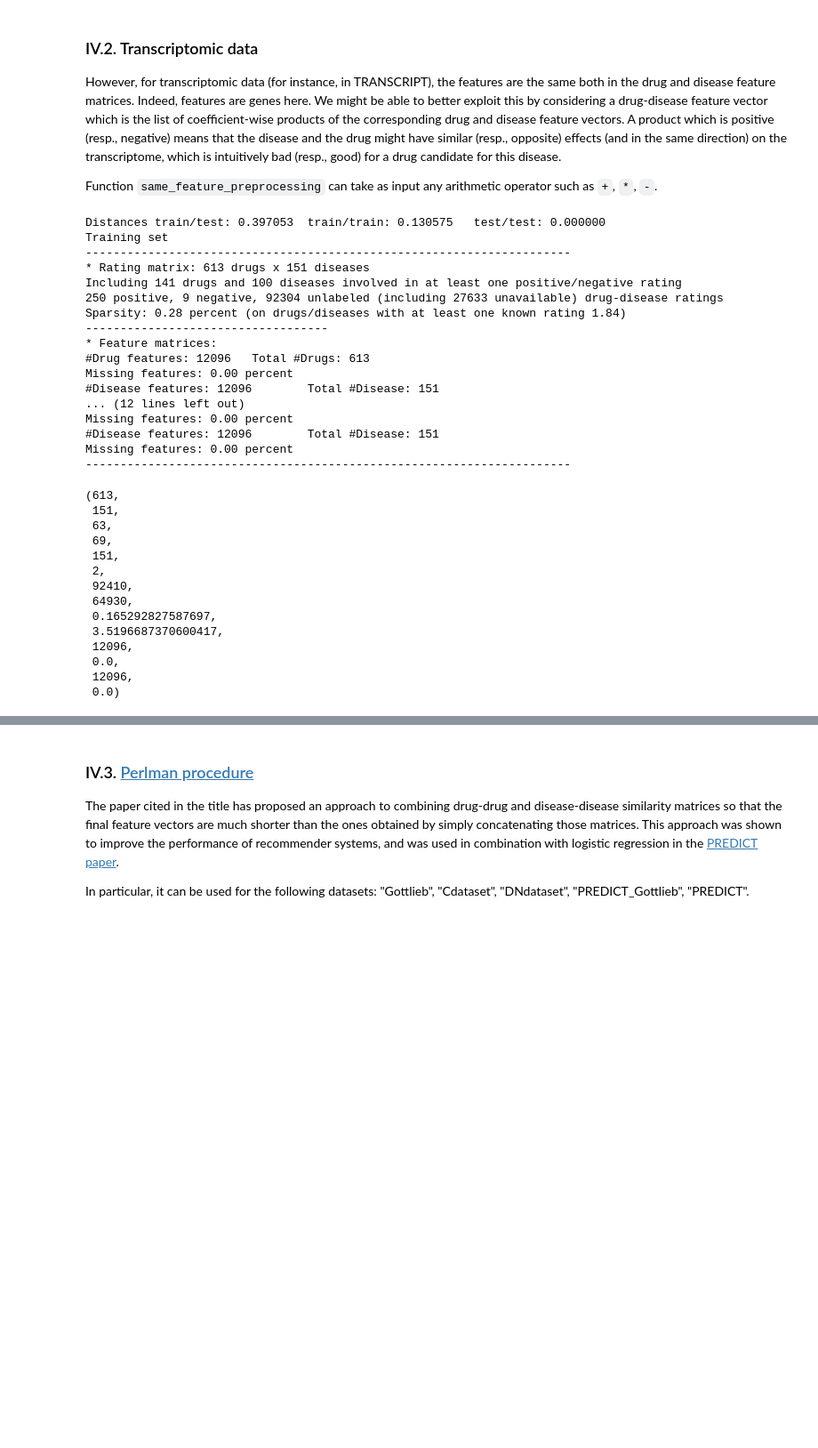
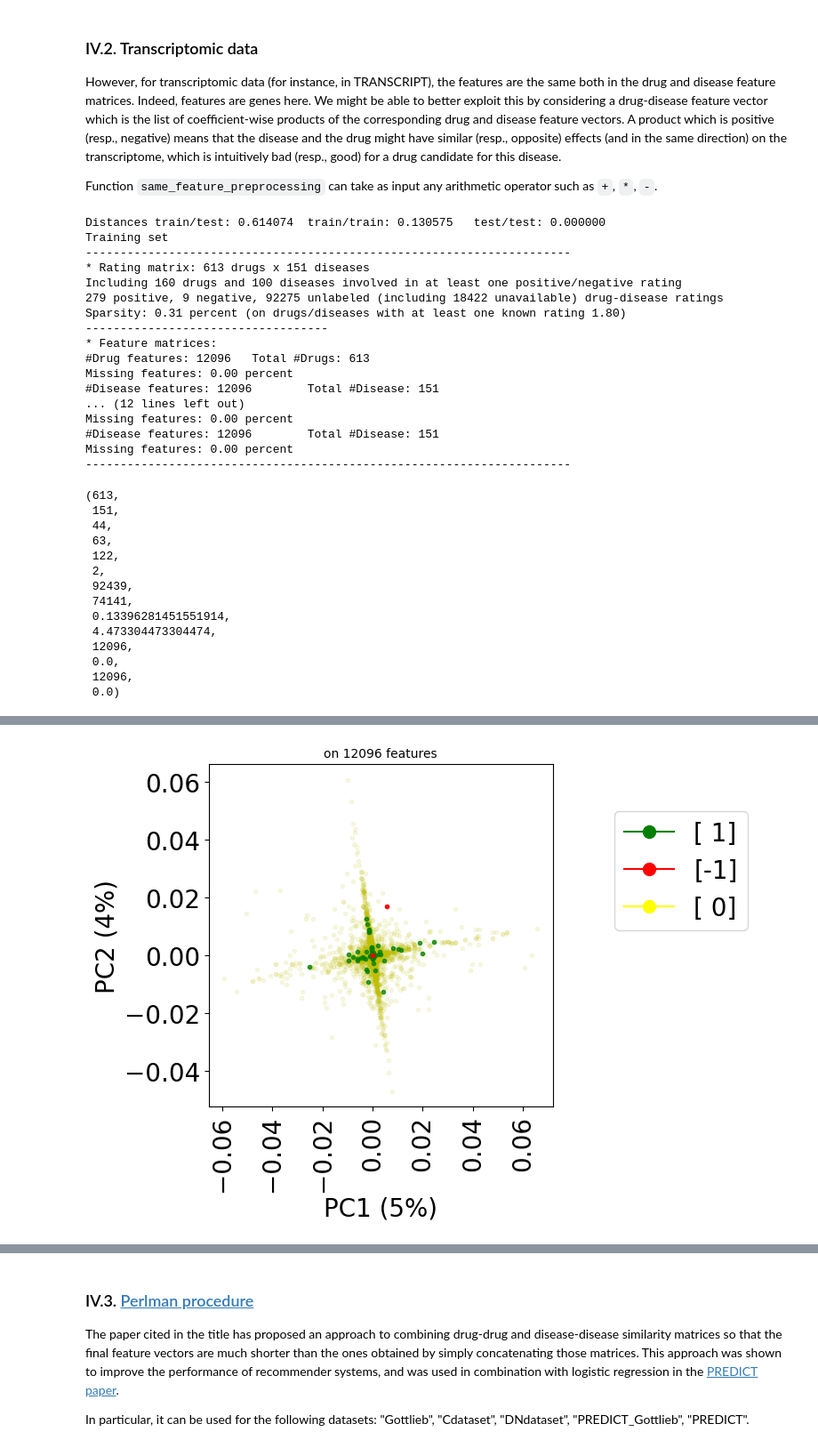
Before and after one commit to RECeSS-EU-Project/stanscofi, a Jupyter notebook: docs/Introduction to stanscofi.ipynb, the cells around one changed output, grey strips where cells are left out. Shown at 89% size. Drawn from its saved outputs; the diff is of its cells as text; code cells hidden in the pictures; blank space fills up the shorter version.

```diff
--- a/docs/Introduction to stanscofi.ipynb
+++ b/docs/Introduction to stanscofi.ipynb
@@ -677,7 +681,7 @@ data_di.update({"name": dataset_name, "same_item_user_features": True})
 dataset = stanscofi.datasets.Dataset(**data_di)
 
 metric = "cosine"
-test_size = 0.3
+test_size = 0.2
 
 ## Generates training and testing datasets
 (train_folds, test_folds), dists = stanscofi.training_testing.weakly_correlated_split(dataset, test_size,
@@ -693,13 +697,13 @@ train_dataset.summary()
 print("Testing set")
 test_dataset.summary()
 # %% [output]
-Distances train/test: 0.397053  train/train: 0.130575   test/test: 0.000000
+Distances train/test: 0.614074  train/train: 0.130575   test/test: 0.000000
 Training set
 ----------------------------------------------------------------------
 * Rating matrix: 613 drugs x 151 diseases
-Including 141 drugs and 100 diseases involved in at least one positive/negative rating
-250 positive, 9 negative, 92304 unlabeled (including 27633 unavailable) drug-disease ratings
-Sparsity: 0.28 percent (on drugs/diseases with at least one known rating 1.84)
+Including 160 drugs and 100 diseases involved in at least one positive/negative rating
+279 positive, 9 negative, 92275 unlabeled (including 18422 unavailable) drug-disease ratings
+Sparsity: 0.31 percent (on drugs/diseases with at least one known rating 1.80)
 -----------------------------------
 * Feature matrices:
 #Drug features: 12096   Total #Drugs: 613
@@ -712,14 +716,14 @@ Missing features: 0.00 percent
 ----------------------------------------------------------------------
 (613,
  151,
+ 44,
  63,
- 69,
- 151,
+ 122,
  2,
- 92410,
- 64930,
- 0.165292827587697,
- 3.5196687370600417,
+ 92439,
+ 74141,
+ 0.13396281451551914,
+ 4.473304473304474,
  12096,
  0.0,
  12096,
@@ -727,7 +731,9 @@ Missing features: 0.00 percent
 # %%
 start=time()
 
-X, y = stanscofi.preprocessing.same_feature_preprocessing(train_dataset, "*")
+X, y = stanscofi.preprocessing.same_feature_preprocessing(test_dataset, "*")
 
 print("Elapsed time %.2f sec" % (time()-start))
-X.shape
+
+test_dataset.visualize(withzeros=True, X=X, y=y)
+# %% [output]
@@ -734 +741,2 @@ X.shape
+[figure, added]
 # %%
```
Also changed, not shown: parts of 5 cells of this notebook, 3 other files.
